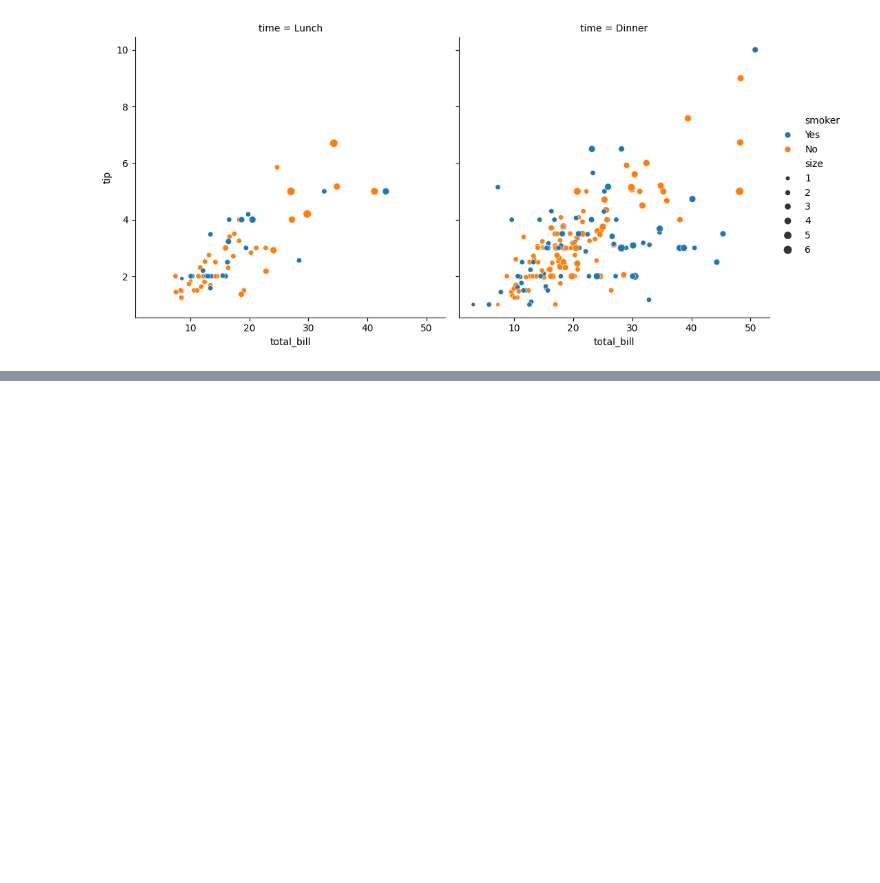
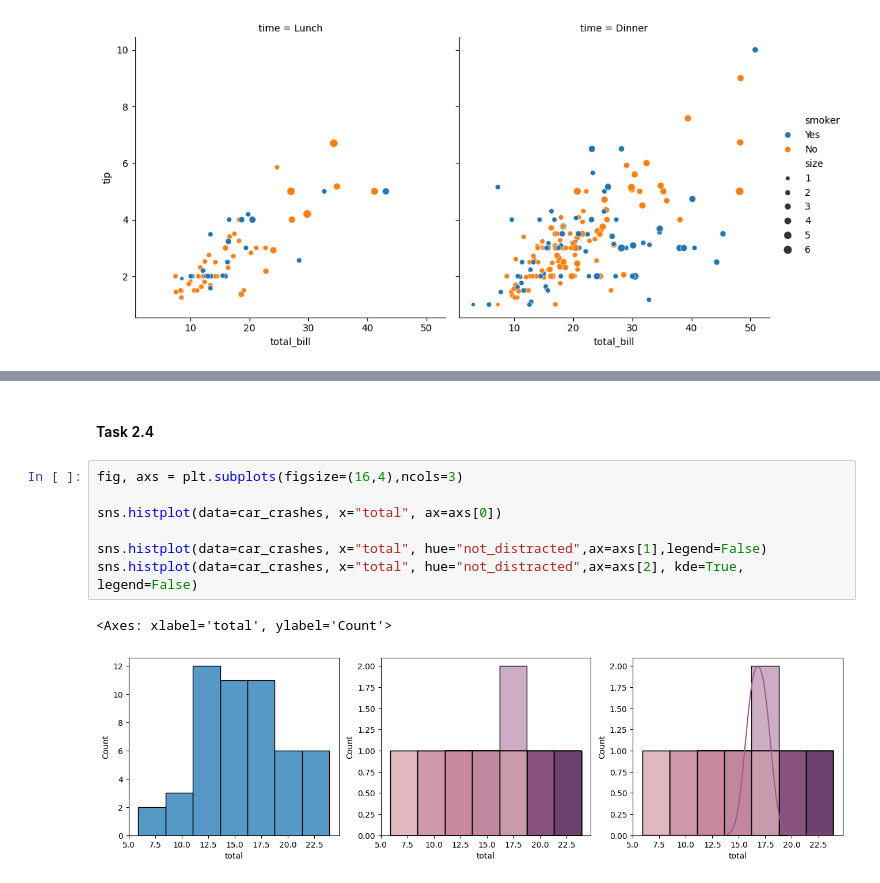
Before and after one commit to Mohammed-Abed-Alkareem/INTELLIGENT-SYSTEMS-LAB, a Jupyter notebook: Exp_2/exp_2.ipynb, the cells around one changed output, grey strips where cells are left out. Drawn from its saved outputs; the diff is of its cells as text; blank space fills up the shorter version.

```diff
--- a/Exp_2/exp_2.ipynb
+++ b/Exp_2/exp_2.ipynb
@@ -159,0 +244,12 @@ sns.relplot(data=tips,
+# %% [markdown]
+#### Task 2.4
+# %%
+fig, axs = plt.subplots(figsize=(16,4),ncols=3)
+
+sns.histplot(data=car_crashes, x="total", ax=axs[0])
+
+sns.histplot(data=car_crashes, x="total", hue="not_distracted",ax=axs[1],legend=False)
+sns.histplot(data=car_crashes, x="total", hue="not_distracted",ax=axs[2], kde=True, legend=False)
+# %% [output]
+<Axes: xlabel='total', ylabel='Count'>
+[figure, added]
```
Also changed, not shown: parts of 32 cells of this notebook.
